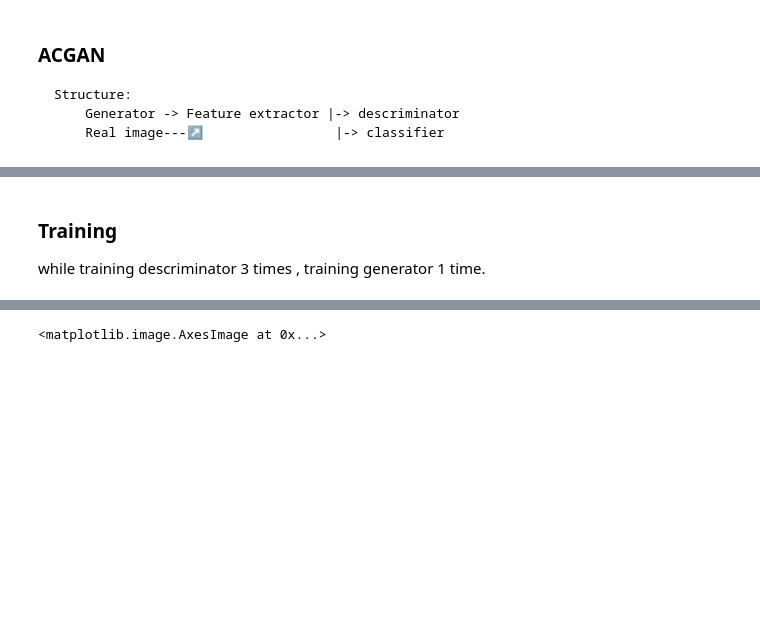
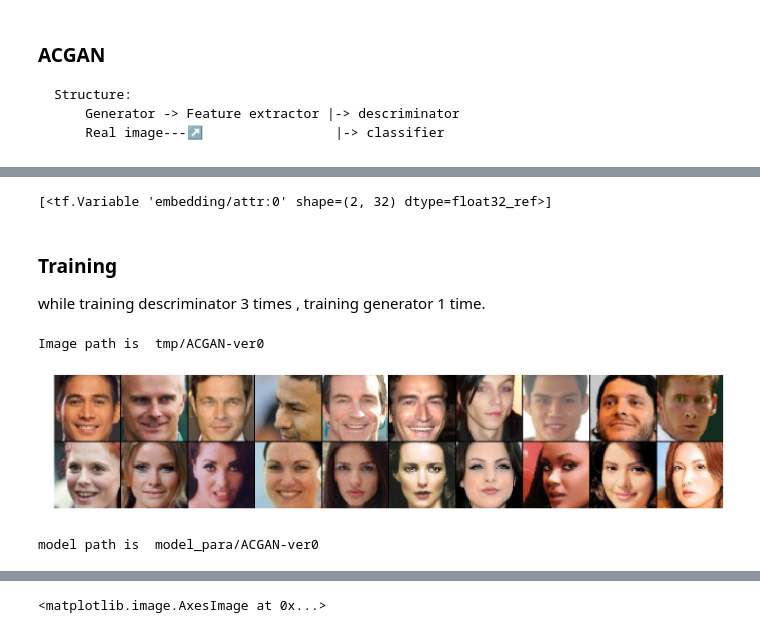
Before and after one commit to kaichunntu/DLCV2018SPRING, a Jupyter notebook: hw4/ACGAN-ver0.ipynb, the cells around one changed output, grey strips where cells are left out. Cells and saved outputs as stored; diff of their text form; code cells hidden in the pictures; blank space fills up the shorter version.

Commit message:
ACGAN start

```diff
--- a/hw4/ACGAN-ver0.ipynb
+++ b/hw4/ACGAN-ver0.ipynb
@@ -329,3 +375,7 @@ d_score
+# %%
+my_var
+# %% [output]
+[<tf.Variable 'embedding/attr:0' shape=(2, 32) dtype=float32_ref>]
 # %% [markdown]
 ### Training
 
@@ -342 +392,46 @@ def shuffle_data():
+# %%
+pr_img_path = "tmp/{}".format(logdir)
+if not os.path.exists(pr_img_path):
+    os.mkdir(pr_img_path)
+print("Image path is ", pr_img_path)
+
+test_z = np.random.randn(10,latent_dim)
+test_z_0 = np.zeros(shape=[10,1])
+test_z_1 = np.ones(shape=[10,1])
+
+np.save( os.path.join( pr_img_path , "z_vector.npy" ) , test_z )
+
+def print_generate_img(s):
+    g_0 = inverse_processing(sess.run( g_img , feed_dict={z_input:test_z , clf_tag:test_z_0} ))
+    g_1 = inverse_processing(sess.run( g_img , feed_dict={z_input:test_z , clf_tag:test_z_1} ))
+    g = np.concatenate( [g_0 , g_1] , axis=0 )
+    g = concat_img(g).astype("int")
+
+    plt.figure(figsize=(25,5))
+    plt.imshow(g)
+    plt.axis("off")
+    path = os.path.join( pr_img_path , "{0:0>6}_iter.png".format(s+1) )
+    plt.savefig(path)
+    plt.show()
+# %% [output]
+Image path is  tmp/ACGAN-ver0
+# %%
+plt.figure(figsize=(25,5))
+plt.imshow(concat_test)
+plt.axis("off")
+path = os.path.join( pr_img_path , "{0:0>6}_iter.png".format("test_save") )
+plt.savefig(path)
+plt.show()
+# %% [output]
+[figure, added]
+# %%
+model_path = "model_para/{}".format(logdir)
+if not os.path.exists(model_path):
+    os.mkdir(model_path)
+print("model path is ",model_path)
+def save_model(s):
+    p = os.path.join(model_path , "generator_"+str(s+1)+".ckpt")
+    saver.save(sess , p)
+# %% [output]
+model path is  model_para/ACGAN-ver0
 # %%
```
Also changed, not shown: parts of 21 cells of this notebook.
